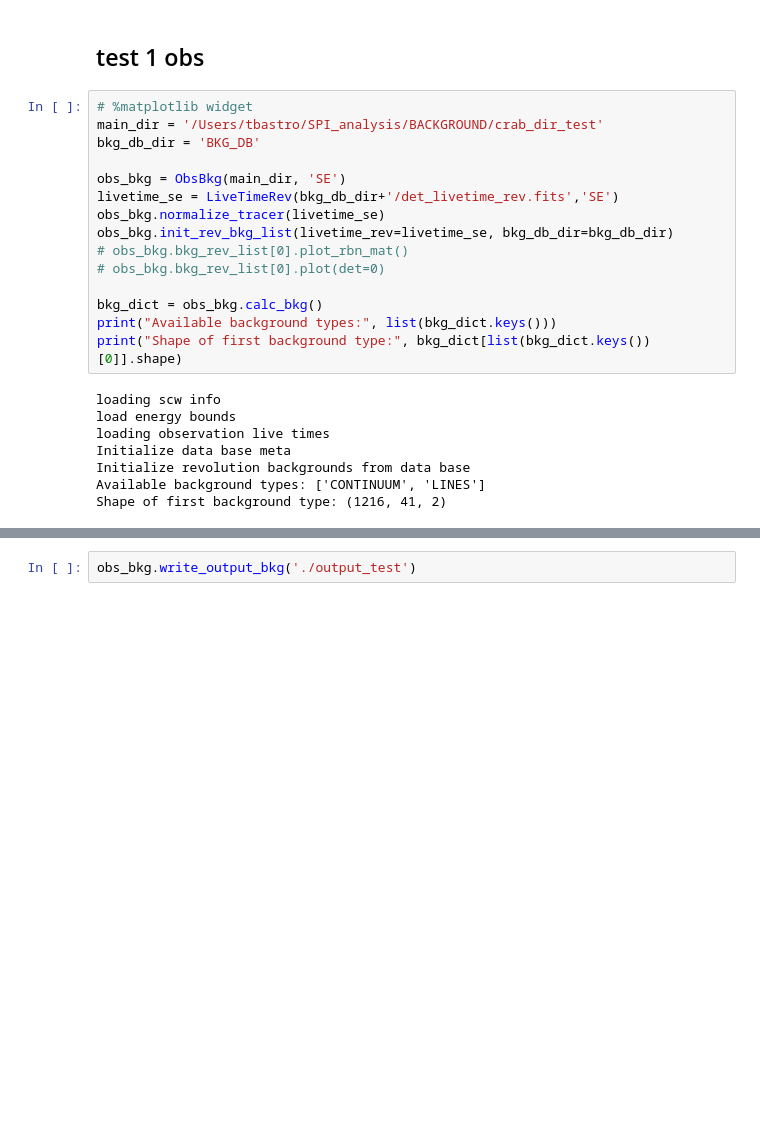
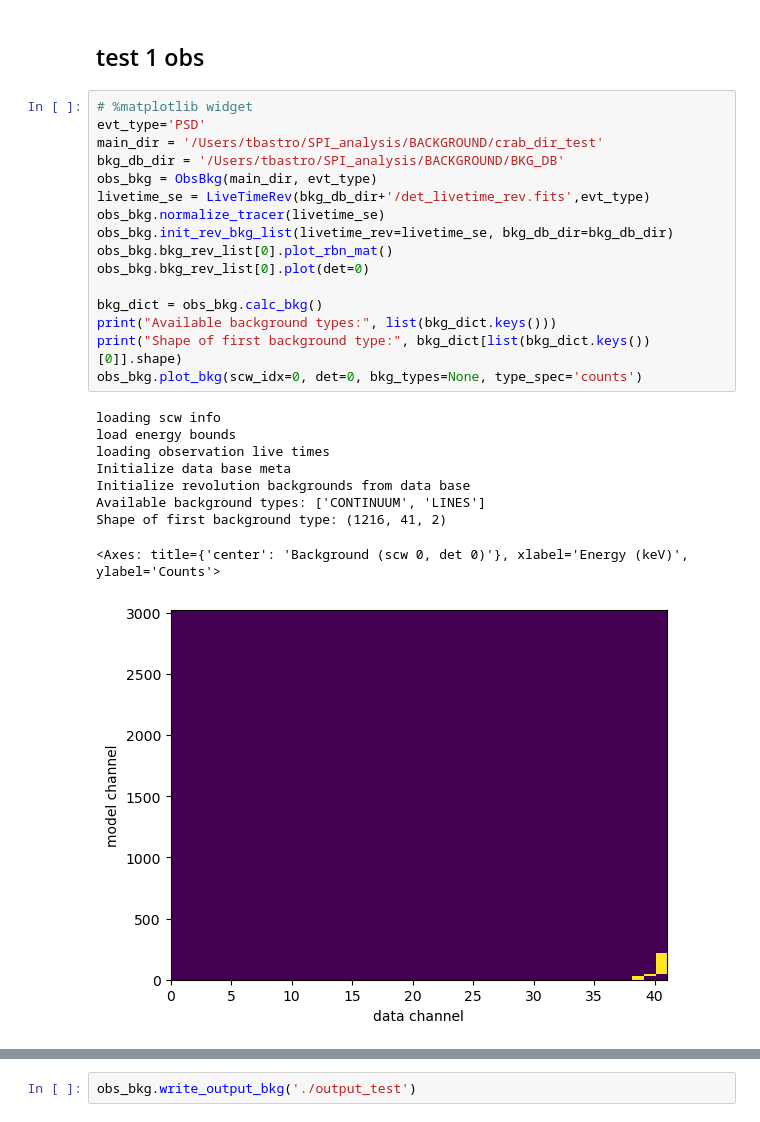
Before and after one commit to tristanbouchet/spibackground, a Jupyter notebook: test_background.ipynb, the cells around one changed output, grey strips where cells are left out. Drawn from its saved outputs; the diff is of its cells as text; blank space fills up the shorter version.

```diff
--- a/test_background.ipynb
+++ b/test_background.ipynb
@@ -52,24 +57,27 @@ from obs_background import *
 ## test 1 obs
 # %%
 # %matplotlib widget
+evt_type='PSD'
 main_dir = '/Users/tbastro/SPI_analysis/BACKGROUND/crab_dir_test'
-bkg_db_dir = 'BKG_DB'
-
-obs_bkg = ObsBkg(main_dir, 'SE')
-livetime_se = LiveTimeRev(bkg_db_dir+'/det_livetime_rev.fits','SE')
+bkg_db_dir = '/Users/tbastro/SPI_analysis/BACKGROUND/BKG_DB'
+obs_bkg = ObsBkg(main_dir, evt_type)
+livetime_se = LiveTimeRev(bkg_db_dir+'/det_livetime_rev.fits',evt_type)
 obs_bkg.normalize_tracer(livetime_se)
 obs_bkg.init_rev_bkg_list(livetime_rev=livetime_se, bkg_db_dir=bkg_db_dir)
-# obs_bkg.bkg_rev_list[0].plot_rbn_mat()
-# obs_bkg.bkg_rev_list[0].plot(det=0)
+obs_bkg.bkg_rev_list[0].plot_rbn_mat()
+obs_bkg.bkg_rev_list[0].plot(det=0)
 
 bkg_dict = obs_bkg.calc_bkg()
 print("Available background types:", list(bkg_dict.keys()))
 print("Shape of first background type:", bkg_dict[list(bkg_dict.keys())[0]].shape)
+obs_bkg.plot_bkg(scw_idx=0, det=0, bkg_types=None, type_spec='counts')
 # %% [output]
 loading scw info
 load energy bounds
 loading observation live times
 Initialize data base meta
 Initialize revolution backgrounds from data base
 Available background types: ['CONTINUUM', 'LINES']
 Shape of first background type: (1216, 41, 2)
+<Axes: title={'center': 'Background (scw 0, det 0)'}, xlabel='Energy (keV)', ylabel='Counts'>
+[figure, added]
```
Also changed, not shown: parts of 6 cells of this notebook, 2 other files.
